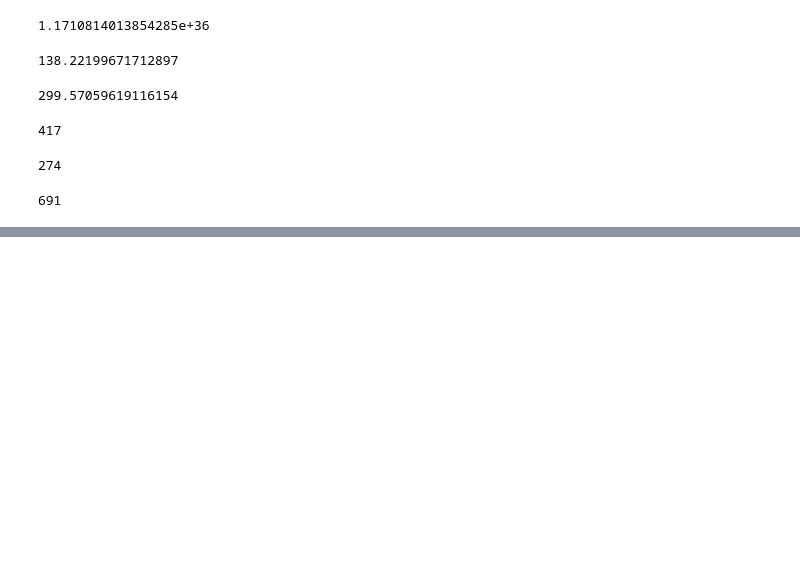
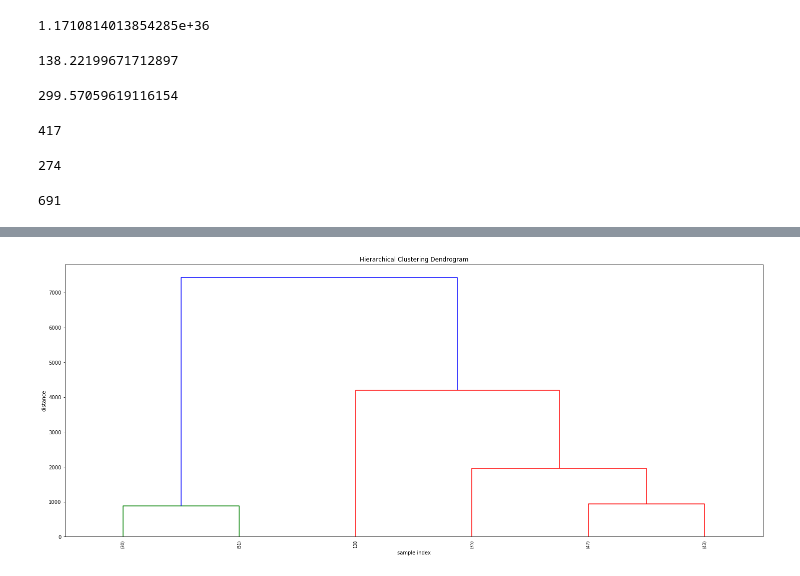
Before and after one commit to ahmedhumza94/fetal_heart_rate, a Jupyter notebook: Import Fetal Heart Rate Records.ipynb, the cells around one changed output, grey strips where cells are left out. Cells and saved outputs as stored; diff of their text form; code cells hidden in the pictures; blank space fills up the shorter version.

Commit message:
feat: Implemented simple hierarchical clustering and visualization

```diff
--- a/Import Fetal Heart Rate Records.ipynb
+++ b/Import Fetal Heart Rate Records.ipynb
@@ -160,7 +161,7 @@ X = combinedData.drop(['pH','delType','record','StageLabel','EnVLF'],axis=1)
 Y=combinedData['StageLabel']
 
 
-X_train, X_test, Y_train, Y_test = train_test_split(X, Y, test_size=0.2, random_state=42)
+X_train, X_test, Y_train, Y_test = train_test_split(X, Y, test_size=0.7, random_state=42)
 # %% [output]
 417
 274
@@ -183,4 +185,22 @@ graph
 [drawing not drawn]
+# %%
+HierModel =linkage(X_train,'ward')
+
+# calculate full dendrogram
+plt.figure(figsize=(25, 10))
+plt.title('Hierarchical Clustering Dendrogram')
+plt.xlabel('sample index')
+plt.ylabel('distance')
+dendrogram(
+    HierModel,
+    truncate_mode='lastp',  # show only the last p merged clusters
+    p=6,
+    leaf_rotation=90.,  # rotates the x axis labels
+    leaf_font_size=8.,  # font size for the x axis labels
+)
+plt.show()
+# %% [output]
+[figure, added]
 # %%
 #Use wfdb library to plot records
 wfdb.plotrec(record)
```
Also changed, not shown: parts of 3 cells of this notebook.
